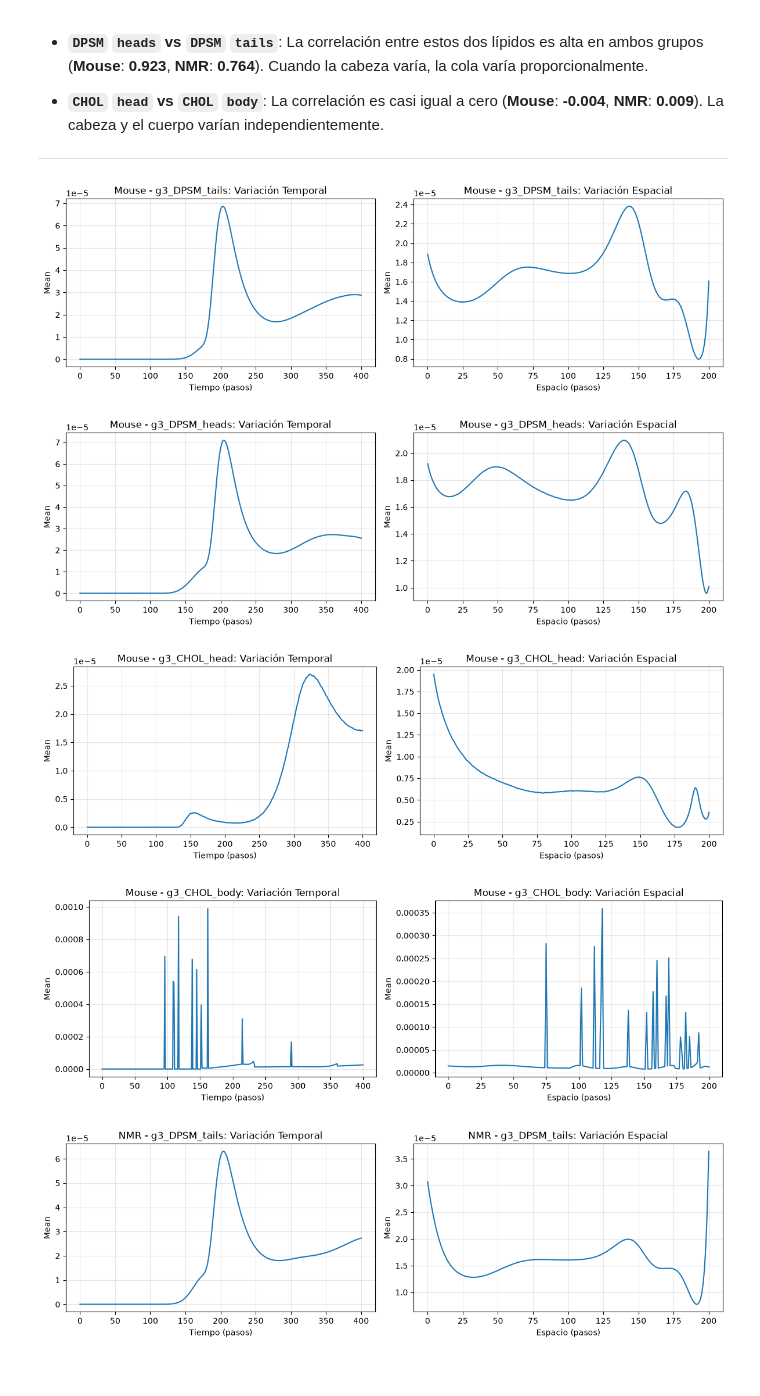
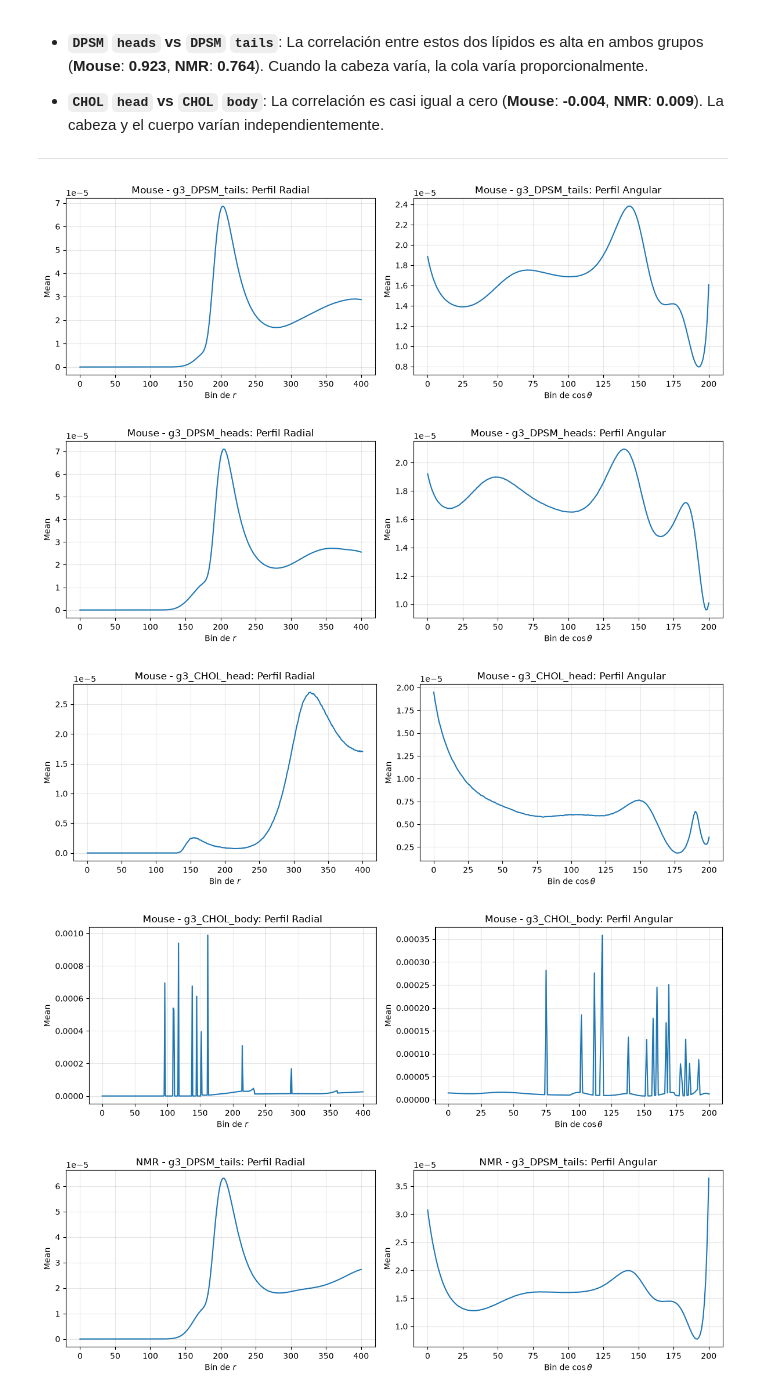
Before and after one commit to dylanhrojas/mouse-nmr, a Jupyter notebook: notebooks/01_analysis.ipynb, the cells around one changed output. Saved outputs shown, nothing was run; the diff lists cells and outputs as text; code cells hidden in the pictures.

```diff
--- a/notebooks/01_analysis.ipynb
+++ b/notebooks/01_analysis.ipynb
@@ -442,43 +442,43 @@ for lipid1, lipid2 in pairs:
 
 ---
 # %%
-# Explorar variación en dimensiones 3D: temporal vs espacial
+# Explorar variación espacial en dimensiones 3D: perfil radial vs perfil angular
 
 for group in ["Mouse", "NMR"]:
     for lipid in data[group]:
         if lipid != "artificial_volume" and not lipid.endswith("resids"):
             array = data[group][lipid]
 
-            # Variación temporal: media en cada paso de tiempo
-            temporal = np.mean(array, axis=(0, 2))  # Promediar residuos y espacio
+            # Perfil radial: promediando sobre el ángulo
+            radial = np.mean(array, axis=(0, 2))
 
-            # Variación espacial: media en cada paso espacial
-            spatial = np.mean(array, axis=(0, 1))   # Promediar residuos y tiempo
+            # Perfil angular: promediando sobre las distancias
+            angular = np.mean(array, axis=(0, 1))
 
-            # Graficar temporal
+            # Graficar perfil radial
             plt.figure(figsize=(12, 4))
 
             plt.subplot(1, 2, 1)
-            plt.plot(temporal)
-            plt.title(f"{group} - {lipid}: Variación Temporal")
-            plt.xlabel("Tiempo (pasos)")
+            plt.plot(radial)
+            plt.title(f"{group} - {lipid}: Perfil Radial")
+            plt.xlabel(r"Bin de $r$")
             plt.ylabel("Mean")
             plt.grid(True, alpha=0.3)
 
-            # Graficar espacial
+            # Graficar perfil angular
             plt.subplot(1, 2, 2)
-            plt.plot(spatial)
-            plt.title(f"{group} - {lipid}: Variación Espacial")
-            plt.xlabel("Espacio (pasos)")
+            plt.plot(angular)
+            plt.title(f"{group} - {lipid}: Perfil Angular")
+            plt.xlabel(r"Bin de $\cos\theta$")
             plt.ylabel("Mean")
             plt.grid(True, alpha=0.3)
 
             plt.tight_layout()
             plt.savefig(f"../figures/3d_exploration_{group}_{lipid}.png", dpi=150, bbox_inches="tight")
             plt.show()
 # %% [output]
-[figure, old version]
+[figure, new version]
-[figure, old version]
+[figure, new version]
-[figure, old version]
+[figure, new version]
-[figure, old version]
+[figure, new version]
-[figure, old version]
+[figure, new version]
```
Also changed, not shown: parts of 3 cells of this notebook, 8 other files.
